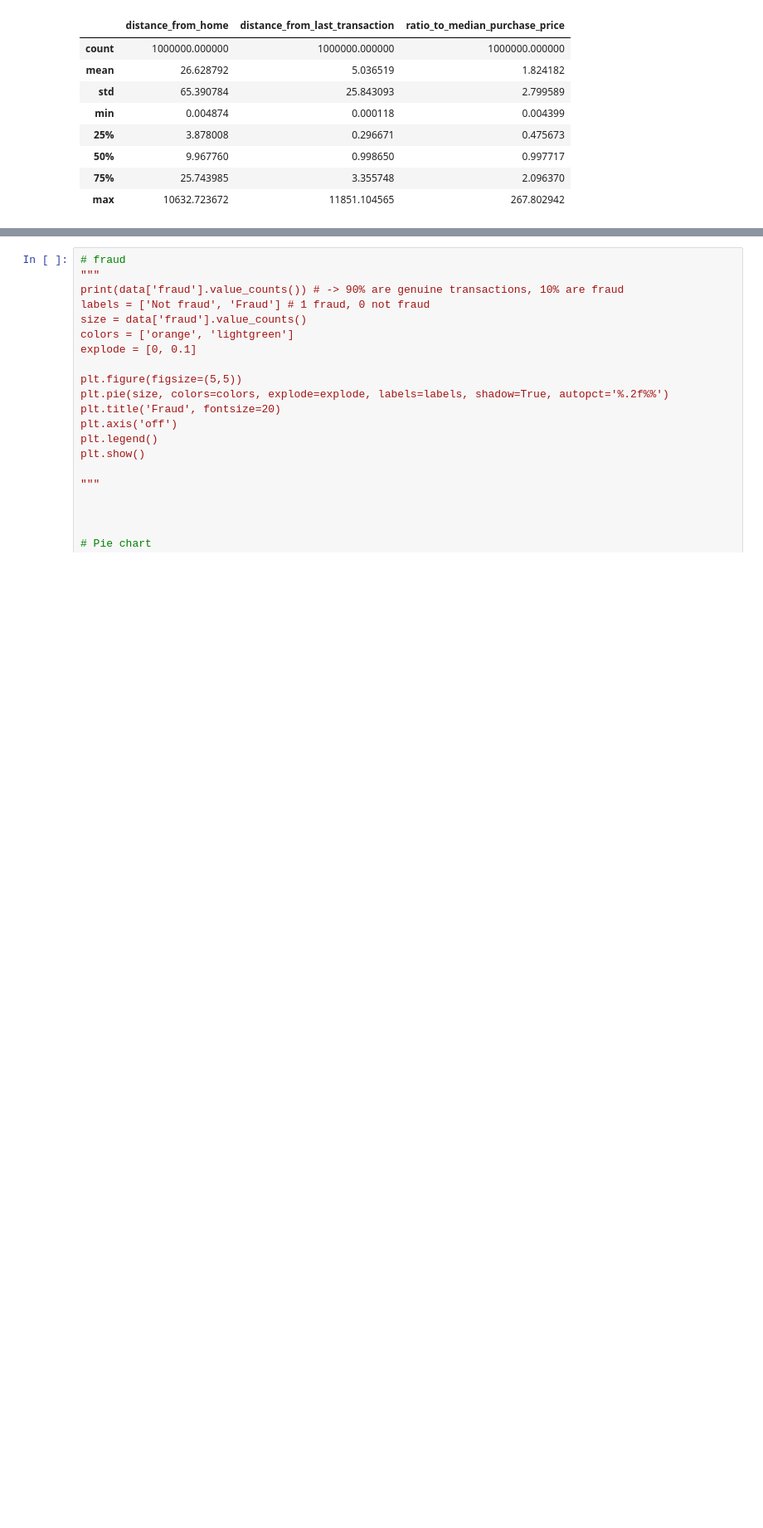
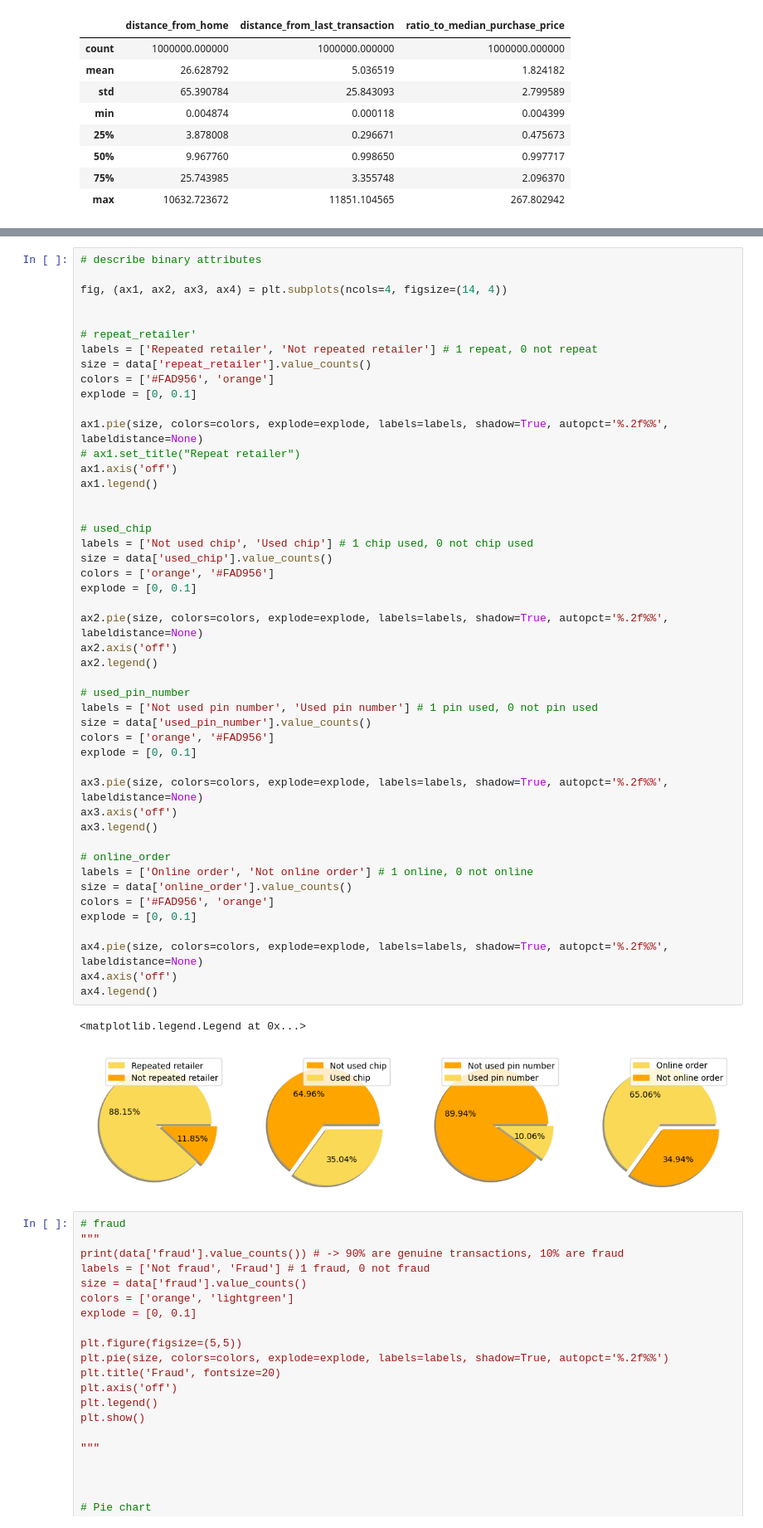
Before and after one commit to lisaburini/data-science, a Jupyter notebook: PythonProject/Classification/data_visualization.ipynb, the cells around one changed output, grey strips where cells are left out. Shown: that part at 83% size. Cells and saved outputs as stored; diff of their text form; blank space fills up the shorter version.

```diff
--- a/PythonProject/Classification/data_visualization.ipynb
+++ b/PythonProject/Classification/data_visualization.ipynb
@@ -41,3 +66,53 @@ data.drop(['repeat_retailer', 'used_chip', 'used_pin_number', 'online_order', 'f
+# %%
+# describe binary attributes
+
+fig, (ax1, ax2, ax3, ax4) = plt.subplots(ncols=4, figsize=(14, 4))
+
+
+# repeat_retailer'
+labels = ['Repeated retailer', 'Not repeated retailer'] # 1 repeat, 0 not repeat
+size = data['repeat_retailer'].value_counts()
+colors = ['#FAD956', 'orange']
+explode = [0, 0.1]
+
+ax1.pie(size, colors=colors, explode=explode, labels=labels, shadow=True, autopct='%.2f%%', labeldistance=None)
+# ax1.set_title("Repeat retailer")
+ax1.axis('off')
+ax1.legend()
+
+
+# used_chip
+labels = ['Not used chip', 'Used chip'] # 1 chip used, 0 not chip used
+size = data['used_chip'].value_counts()
+colors = ['orange', '#FAD956']
+explode = [0, 0.1]
+
+ax2.pie(size, colors=colors, explode=explode, labels=labels, shadow=True, autopct='%.2f%%', labeldistance=None)
+ax2.axis('off')
+ax2.legend()
+
+# used_pin_number
+labels = ['Not used pin number', 'Used pin number'] # 1 pin used, 0 not pin used
+size = data['used_pin_number'].value_counts()
+colors = ['orange', '#FAD956']
+explode = [0, 0.1]
+
+ax3.pie(size, colors=colors, explode=explode, labels=labels, shadow=True, autopct='%.2f%%', labeldistance=None)
+ax3.axis('off')
+ax3.legend()
+
+# online_order
+labels = ['Online order', 'Not online order'] # 1 online, 0 not online
+size = data['online_order'].value_counts()
+colors = ['#FAD956', 'orange']
+explode = [0, 0.1]
+
+ax4.pie(size, colors=colors, explode=explode, labels=labels, shadow=True, autopct='%.2f%%', labeldistance=None)
+ax4.axis('off')
+ax4.legend()
+# %% [output]
+<matplotlib.legend.Legend at 0x...>
+[figure, added]
 # %%
 # fraud
 """
```
Also changed, not shown: parts of 1 cell of this notebook.
